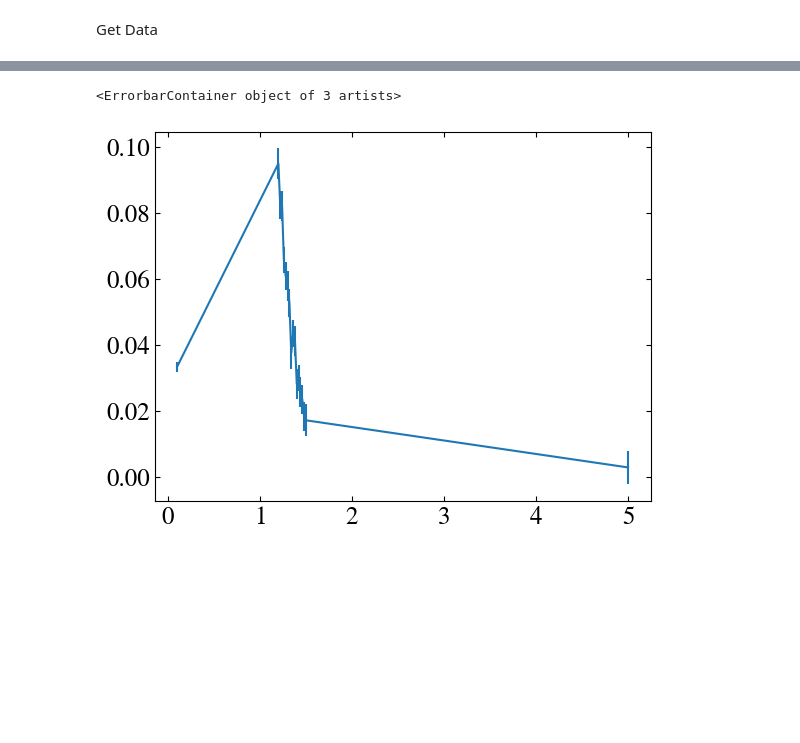
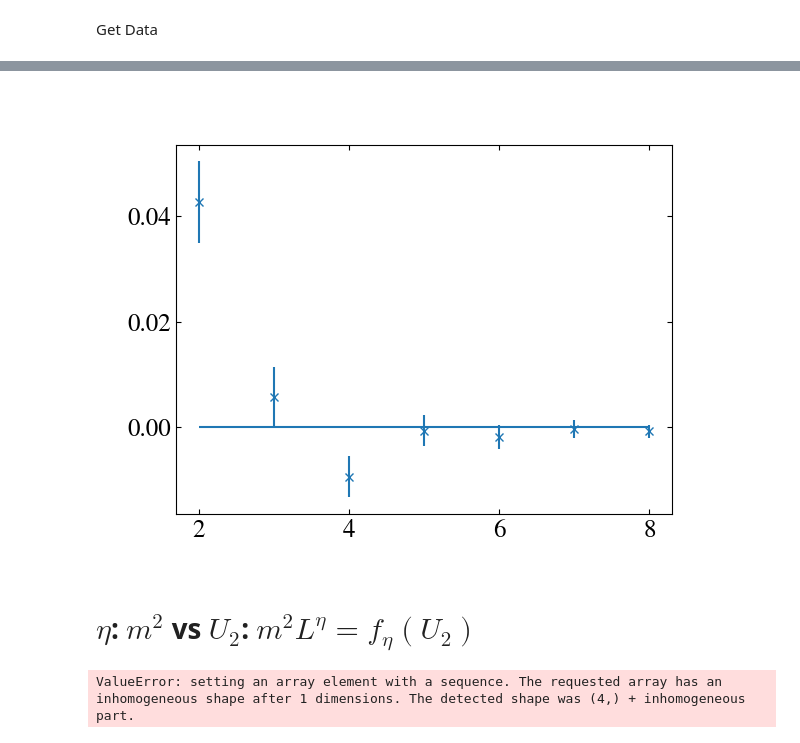
Before and after one commit to DanielReschq/Python_analysis_tools, a Jupyter notebook: analysis.ipynb, the cells around one changed output, grey strips where cells are left out. Cells and saved outputs as stored; diff of their text form; code cells hidden in the pictures; blank space fills up the shorter version.

Commit message:
new features in collected runs (custom fit function), analysis and updated FS3.

```diff
--- a/analysis.ipynb
+++ b/analysis.ipynb
@@ -167,16 +314,22 @@ cl_runs.plot_obs("spin_stiffness",y_factor= lambda L,N: 1.0)
 # %%
-dic = cl_runs.L_dict
+plt.close('all')
 
-T = []
-C = []
-Cerr = []
+path_to_dataT = "/home/daniel/Master_thesis/Data/runs_ED"
 
-for run in dic[16]:
-    T.append(run.g_param)
-    C.append(run.get_Spin_correletion()["AA"][0][-1])
-    Cerr.append(run.get_Spin_correletion()["AA"][1][-1])
+cl_runs = cr.collected_runs(path_to_dataT, False, cutoff=1)
 
-plt.errorbar(T,C,Cerr)
+tab = cl_runs.get_x_vs_y_data("g_param","energy")[6]
+
+N = cl_runs.runs[0].params["N"]
+
+E_ED = -2.54815333583593144340e+01
+
+x = -np.log2(tab[:,0])
+
+plt.figure()
+plt.errorbar(x[:-2],tab[:,1][:-2]-E_ED, tab[:,2][:-2],ls = "",marker = "x")
+
+plt.hlines(0,2,8)
+plt.show()
 # %% [output]
-<ErrorbarContainer object of 3 artists>
-[figure, old version]
+[figure, new version]
@@ -403,0 +336,22 @@ print("Hello World")
+# %% [markdown]
+# $\eta$: $m^2$ vs $U_2$: $m^2L^{\eta}=f_{\eta}(U_2)$
+# %%
+plt.close('all')
+
+path = [f"/home/daniel/Master_thesis/Data/Leo4DataJ/runs_Js000"]
+
+cl_runs = cr.collected_runs(path, True, cutoff=100)
+
+data = cl_runs.get_x_vs_y_data(
+    xname="binder",
+    yname="mag2",
+    xfunc="x",
+    yfunc="y/(Ns**2)",
+    plot=True,
+    xscale="linear",
+    yscale="linear",
+    xlabel="",
+    ylabel="",
+)
+# %% [output]
+ValueError: setting an array element with a sequence. The requested array has an inhomogeneous shape after 1 dimensions. The detected shape was (4,) + inhomogeneous part.
```
Also changed, not shown: parts of 21 cells of this notebook, 6 other files.
